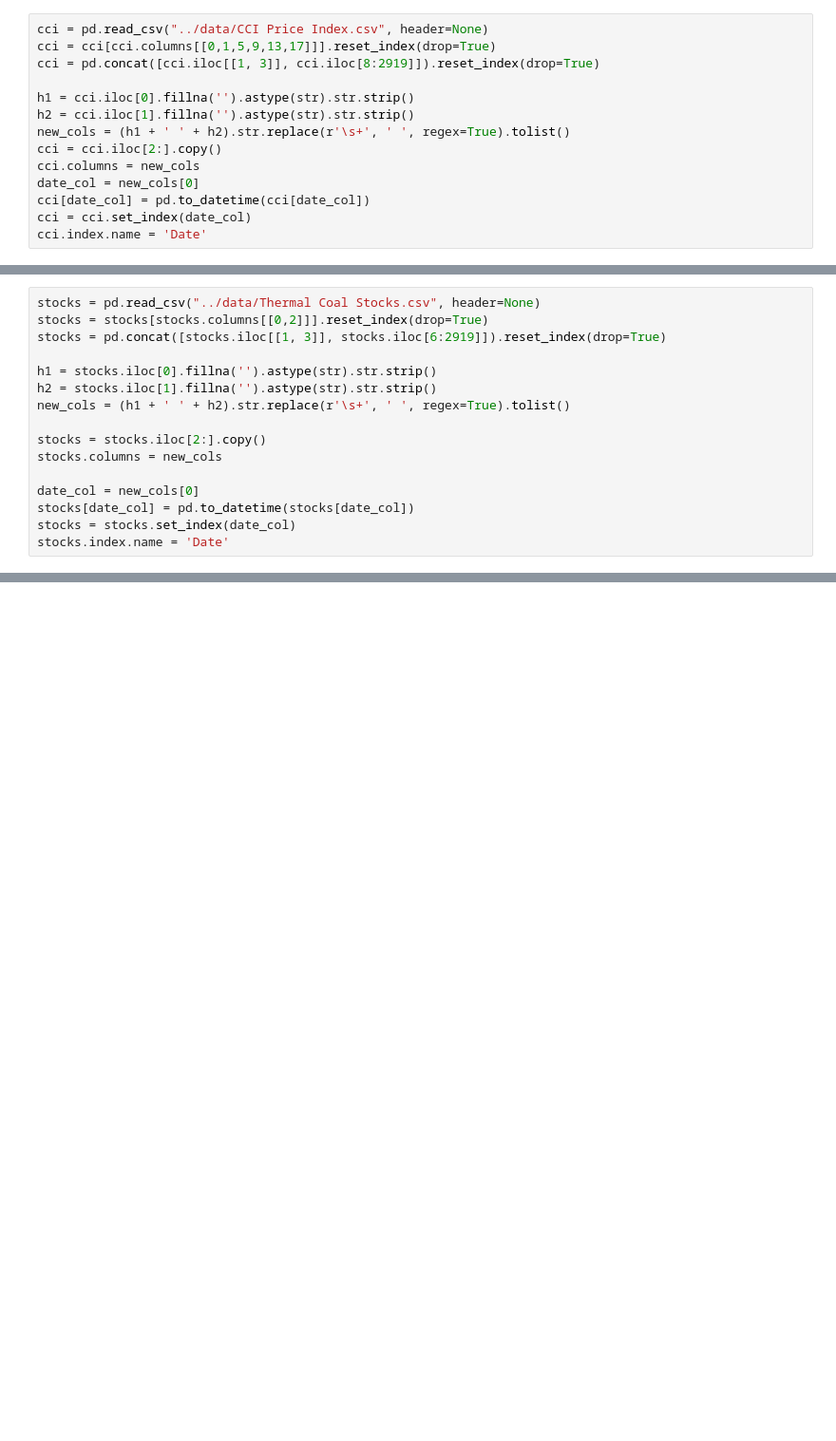
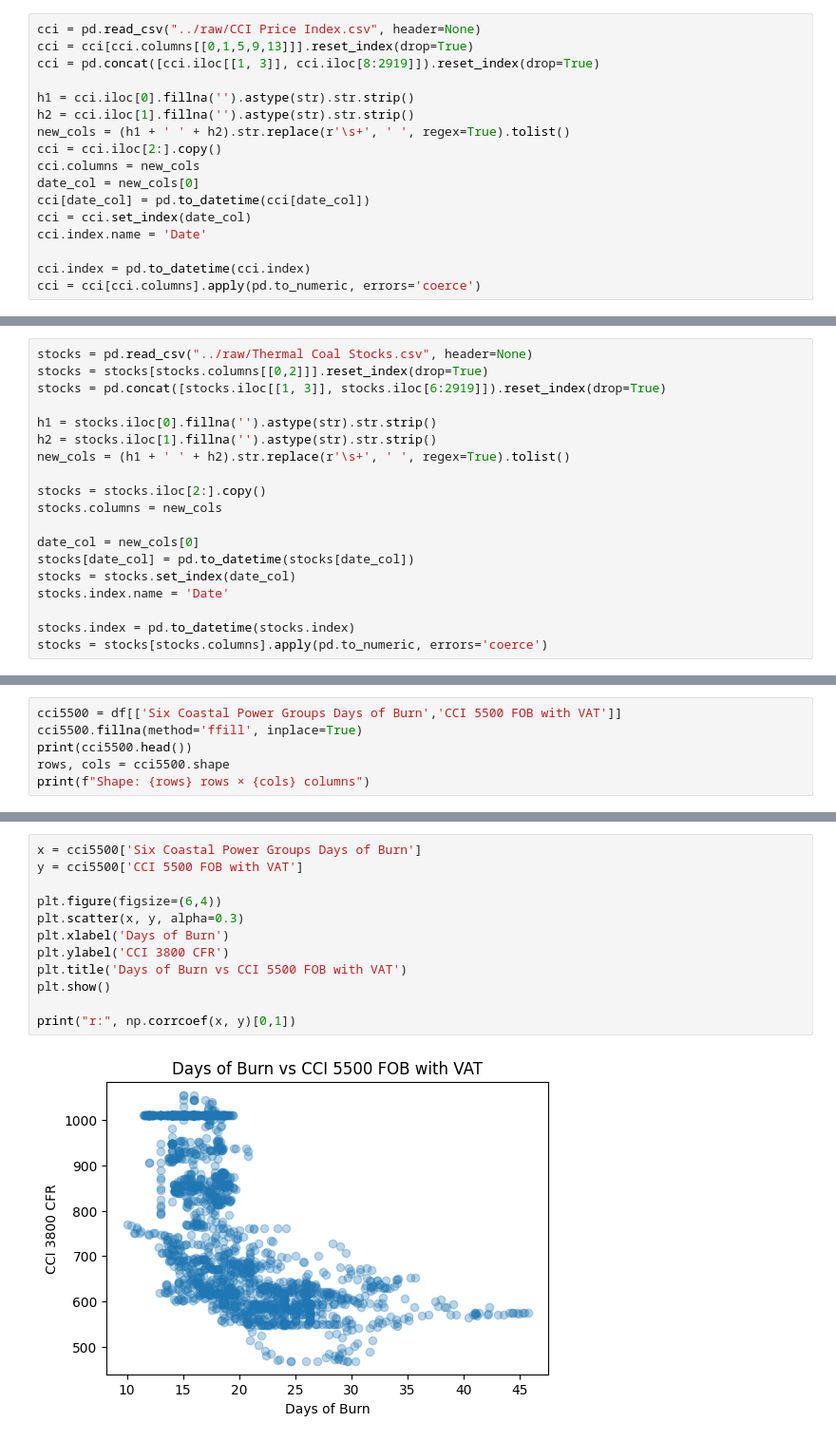
Before and after one commit to simyeekai/china-coal-inventory-alpha, a Jupyter notebook: notebook/main.ipynb, the cells around one changed output, grey strips where cells are left out. Shown at 95% size. Drawn from its saved outputs; the diff is of its cells as text; blank space fills up the shorter version.

```diff
--- a/notebook/main.ipynb
+++ b/notebook/main.ipynb
@@ -5,6 +8,6 @@ import matplotlib.pyplot as plt
 # %%
-cci = pd.read_csv("../data/CCI Price Index.csv", header=None)
-cci = cci[cci.columns[[0,1,5,9,13,17]]].reset_index(drop=True)
+cci = pd.read_csv("../raw/CCI Price Index.csv", header=None)
+cci = cci[cci.columns[[0,1,5,9,13]]].reset_index(drop=True)
 cci = pd.concat([cci.iloc[[1, 3]], cci.iloc[8:2919]]).reset_index(drop=True)
 
 h1 = cci.iloc[0].fillna('').astype(str).str.strip()
@@ -16,4 +19,7 @@ date_col = new_cols[0]
 cci[date_col] = pd.to_datetime(cci[date_col])
 cci = cci.set_index(date_col)
 cci.index.name = 'Date'
+
+cci.index = pd.to_datetime(cci.index)
+cci = cci[cci.columns].apply(pd.to_numeric, errors='coerce')
 # %%
@@ -29,5 +43,5 @@ cci.head(5)
 # %%
-stocks = pd.read_csv("../data/Thermal Coal Stocks.csv", header=None)
+stocks = pd.read_csv("../raw/Thermal Coal Stocks.csv", header=None)
 stocks = stocks[stocks.columns[[0,2]]].reset_index(drop=True)
 stocks = pd.concat([stocks.iloc[[1, 3]], stocks.iloc[6:2919]]).reset_index(drop=True)
 
@@ -42,4 +56,7 @@ date_col = new_cols[0]
 stocks[date_col] = pd.to_datetime(stocks[date_col])
 stocks = stocks.set_index(date_col)
 stocks.index.name = 'Date'
+
+stocks.index = pd.to_datetime(stocks.index)
+stocks = stocks[stocks.columns].apply(pd.to_numeric, errors='coerce')
 # %%
@@ -66,0 +92,6 @@ df.head(5)
+# %%
+cci5500 = df[['Six Coastal Power Groups Days of Burn','CCI 5500 FOB with VAT']]
+cci5500.fillna(method='ffill', inplace=True)
+print(cci5500.head())
+rows, cols = cci5500.shape
+print(f"Shape: {rows} rows × {cols} columns")
@@ -66,0 +107,14 @@ df.head(5)
+# %%
+x = cci5500['Six Coastal Power Groups Days of Burn']
+y = cci5500['CCI 5500 FOB with VAT']
+
+plt.figure(figsize=(6,4))
+plt.scatter(x, y, alpha=0.3)
+plt.xlabel('Days of Burn')
+plt.ylabel('CCI 3800 CFR')
+plt.title('Days of Burn vs CCI 5500 FOB with VAT')
+plt.show()
+
+print("r:", np.corrcoef(x, y)[0,1])
+# %% [output]
+[figure, added]
```
Also changed, not shown: parts of 19 cells of this notebook.
